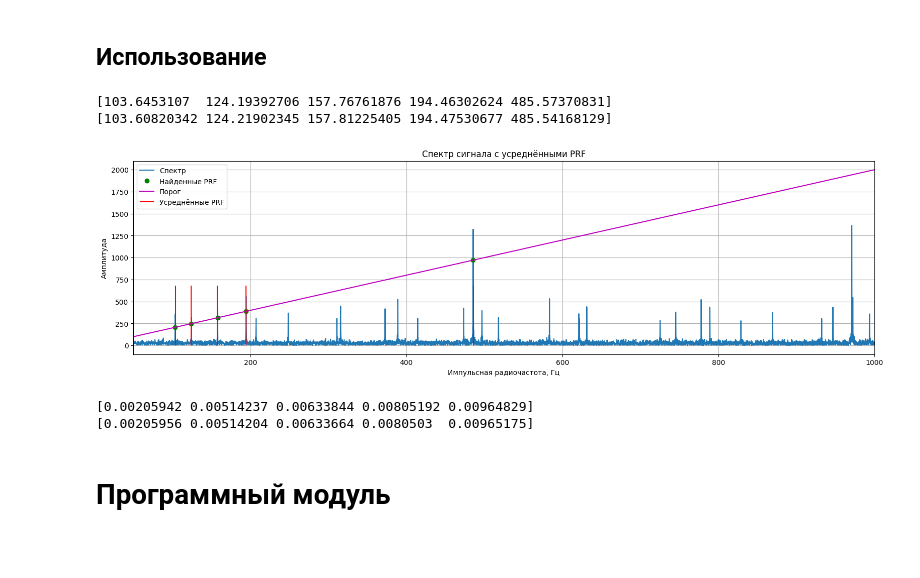
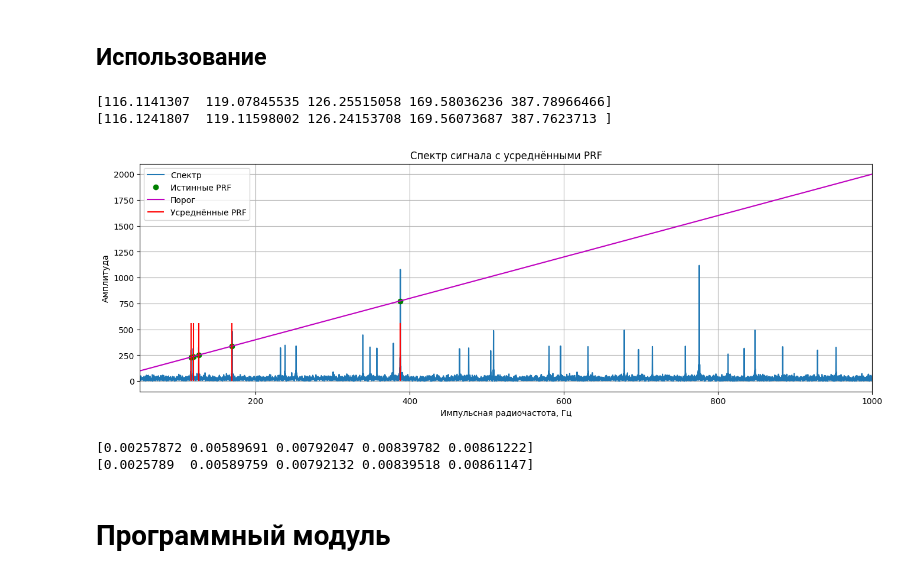
Before and after one commit to Fayzak/etu-diplom-2025, a Jupyter notebook: src/notebooks/Диплом.ipynb, the cells around one changed output. Cells and saved outputs as stored; diff of their text form; code cells hidden in the pictures; blank space fills up the shorter version.

```diff
--- a/src/notebooks/Диплом.ipynb
+++ b/src/notebooks/Диплом.ipynb
@@ -122,11 +122,11 @@ class ModelTOA:
                 color="w",
                 markerfacecolor=colors[i],
                 markersize=10,
-                label=f"Period {int(label)}",
+                label=f"Периоды {int(label)}",
             )
             for i, label in enumerate(unique_labels)
         ]
-        plt.legend(handles=legend_elements, title="Periods")
+        plt.legend(handles=legend_elements, title="Периоды")
 
         plt.grid()
         plt.show()
@@ -373,7 +371,7 @@ array([103.6453107 , 124.10189568, 124.28595845, 157.76761876,
 # %%
 min_freq = 50
 max_freq = 1000
-frequencies = np.log(np.linspace(np.exp(min_freq/max_freq), np.exp(1), num = 8000)) * max_freq
+frequencies = np.log(np.linspace(np.exp(min_freq/max_freq), np.exp(1), num = 15000)) * max_freq
 
 amplitude = np.exp(1j * 2 * np.pi * frequencies * toa_array.reshape(-1,1))
 amplitude = np.abs(np.sum(amplitude, axis=0))
@@ -413,32 +412,32 @@ averaged_PRF = average_estimated_PRF(estimated_PRF=est_PRF, averaging_threshold=
 print(averaged_PRF)
 print(np.sort(1 / period_array))
 # %% [output]
-[103.6453107  124.19392706 157.76761876 194.46302624 485.57370831]
-[103.60820342 124.21902345 157.81225405 194.47530677 485.54168129]
+[116.1141307  119.07845535 126.25515058 169.58036236 387.78966466]
+[116.1241807  119.11598002 126.24153708 169.56073687 387.7623713 ]
 # %%
-plt.figure(figsize=(19,5))
+plt.figure(figsize=(16,5))
 plt.plot(frequencies, amplitude, label='Спектр')
-plt.plot(1 / period_array, (T / period_array)*alpha, 'go', label='Найденные PRF')
+plt.plot(1 / period_array, (T / period_array)*alpha, 'go', label='Истинные PRF')
 plt.plot(frequencies, (T * frequencies)*alpha, 'm', label='Порог')
 plt.vlines(averaged_PRF, 0, max(amplitude)*0.5, 'r', linewidth=1.5, label='Усреднённые PRF')
 
 plt.xlim(min_freq, max_freq)
 plt.title('Спектр сигнала с усреднёнными PRF')
 plt.xlabel('Импульсная радиочастота, Гц')
 plt.ylabel('Амплитуда')
 plt.grid()
 plt.legend()
 plt.show()
 # %% [output]
-[figure, old version]
+[figure, new version]
 # %%
 PRI = np.sort(1 / averaged_PRF)
 
 print(PRI)
 print(np.sort(period_array))
 # %% [output]
-[0.00205942 0.00514237 0.00633844 0.00805192 0.00964829]
-[0.00205956 0.00514204 0.00633664 0.0080503  0.00965175]
+[0.00257872 0.00589691 0.00792047 0.00839782 0.00861222]
+[0.0025789  0.00589759 0.00792132 0.00839518 0.00861147]
 # %% [markdown]
 # Программный модуль
 # %% [markdown]
```
Also changed, not shown: parts of 44 cells of this notebook, 1 other file.
